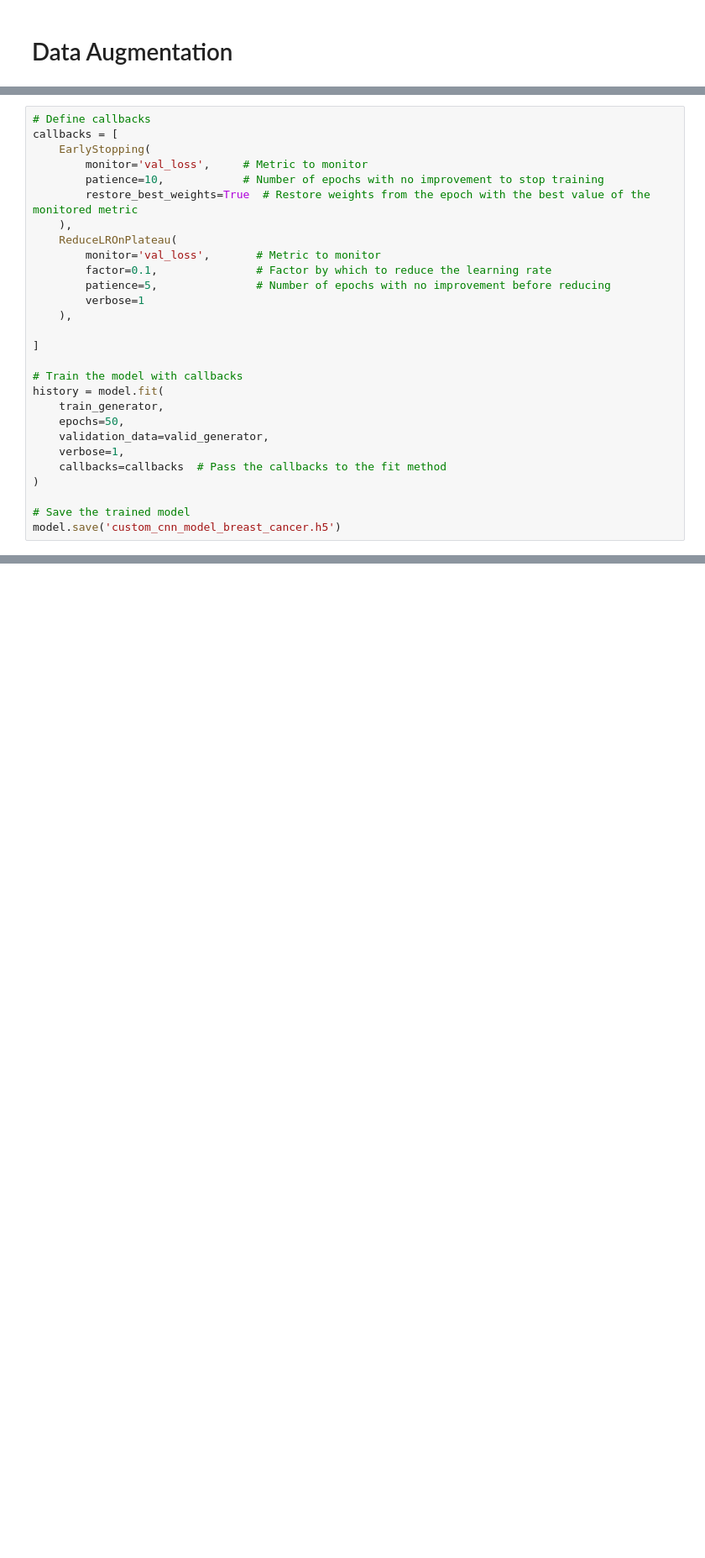
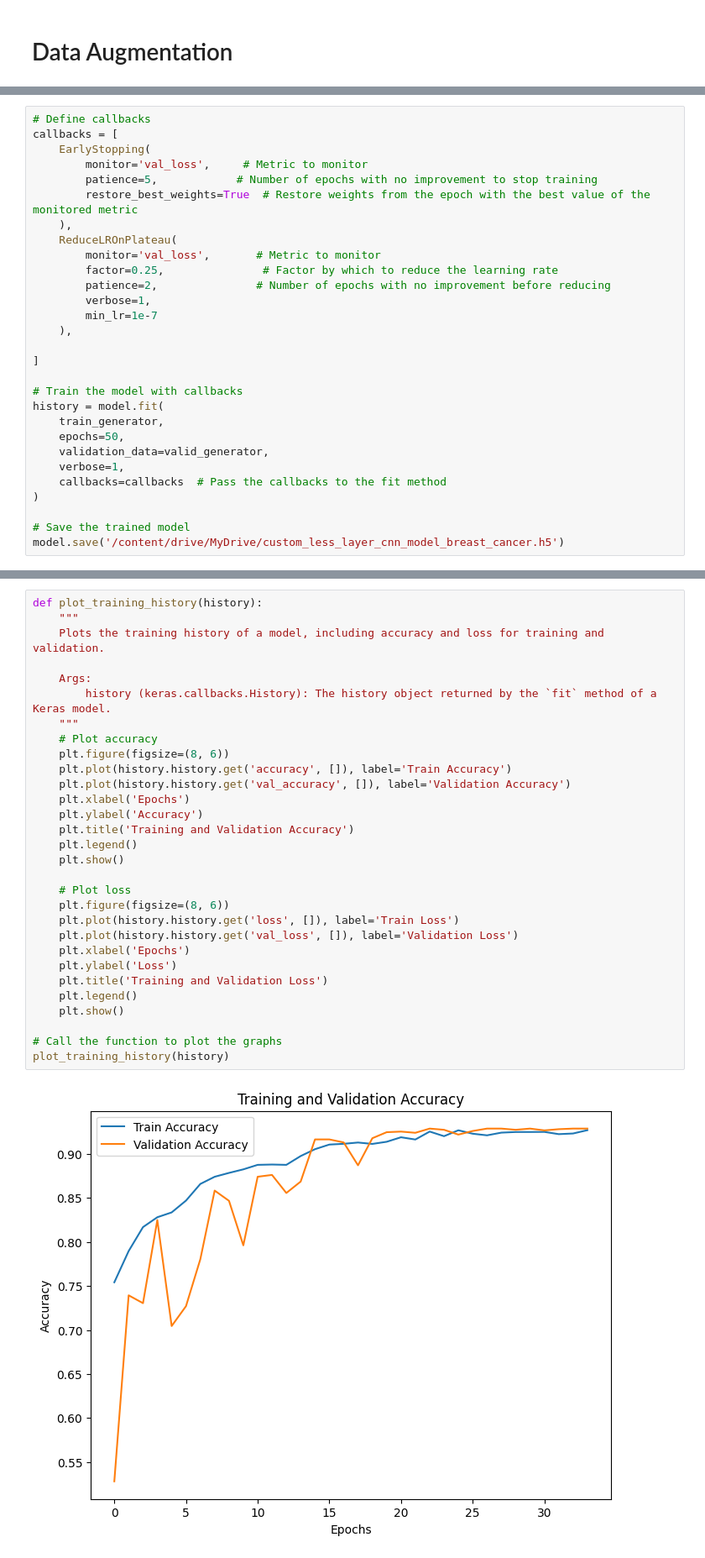
Before and after one commit to HamzaQureshi12/My_Project_Code_For_Breast_Cancer_Classification, a Jupyter notebook: Breast_Cancer_Classification_Code.ipynb, the cells around one changed output, grey strips where cells are left out. Shown at 84% size. Cells and saved outputs as stored; diff of their text form; blank space fills up the shorter version.

```diff
--- a/Breast_Cancer_Classification_Code.ipynb
+++ b/Breast_Cancer_Classification_Code.ipynb
@@ -315,14 +298,15 @@ Model: "sequential_1"
 callbacks = [
     EarlyStopping(
         monitor='val_loss',     # Metric to monitor
-        patience=10,            # Number of epochs with no improvement to stop training
+        patience=5,            # Number of epochs with no improvement to stop training
         restore_best_weights=True  # Restore weights from the epoch with the best value of the monitored metric
     ),
     ReduceLROnPlateau(
         monitor='val_loss',       # Metric to monitor
-        factor=0.1,               # Factor by which to reduce the learning rate
-        patience=5,               # Number of epochs with no improvement before reducing
-        verbose=1
+        factor=0.25,               # Factor by which to reduce the learning rate
+        patience=2,               # Number of epochs with no improvement before reducing
+        verbose=1,
+        min_lr=1e-7
     ),
 
 ]
@@ -337,6 +321,6 @@ history = model.fit(
 )
 
 # Save the trained model
-model.save('custom_cnn_model_breast_cancer.h5')
+model.save('/content/drive/MyDrive/custom_less_layer_cnn_model_breast_cancer.h5')
 # %% [output]
 Epoch 1/50
@@ -360 +344,33 @@ Epoch 31: ReduceLROnPlateau reducing learning rate to 1.0000001111620805e-07.
 WARNING:absl:You are saving your model as an HDF5 file via `model.save()` or `keras.saving.save_model(model)`. This file format is considered legacy. We recommend using instead the native Keras format ...
+# %%
+def plot_training_history(history):
+    """
+    Plots the training history of a model, including accuracy and loss for training and validation.
+
+    Args:
+        history (keras.callbacks.History): The history object returned by the `fit` method of a Keras model.
+    """
+    # Plot accuracy
+    plt.figure(figsize=(8, 6))
+    plt.plot(history.history.get('accuracy', []), label='Train Accuracy')
+    plt.plot(history.history.get('val_accuracy', []), label='Validation Accuracy')
+    plt.xlabel('Epochs')
+    plt.ylabel('Accuracy')
+    plt.title('Training and Validation Accuracy')
+    plt.legend()
+    plt.show()
+
+    # Plot loss
+    plt.figure(figsize=(8, 6))
+    plt.plot(history.history.get('loss', []), label='Train Loss')
+    plt.plot(history.history.get('val_loss', []), label='Validation Loss')
+    plt.xlabel('Epochs')
+    plt.ylabel('Loss')
+    plt.title('Training and Validation Loss')
+    plt.legend()
+    plt.show()
+
+# Call the function to plot the graphs
+plot_training_history(history)
+# %% [output]
+[figure, added]
```
Also changed, not shown: parts of 34 cells of this notebook.
